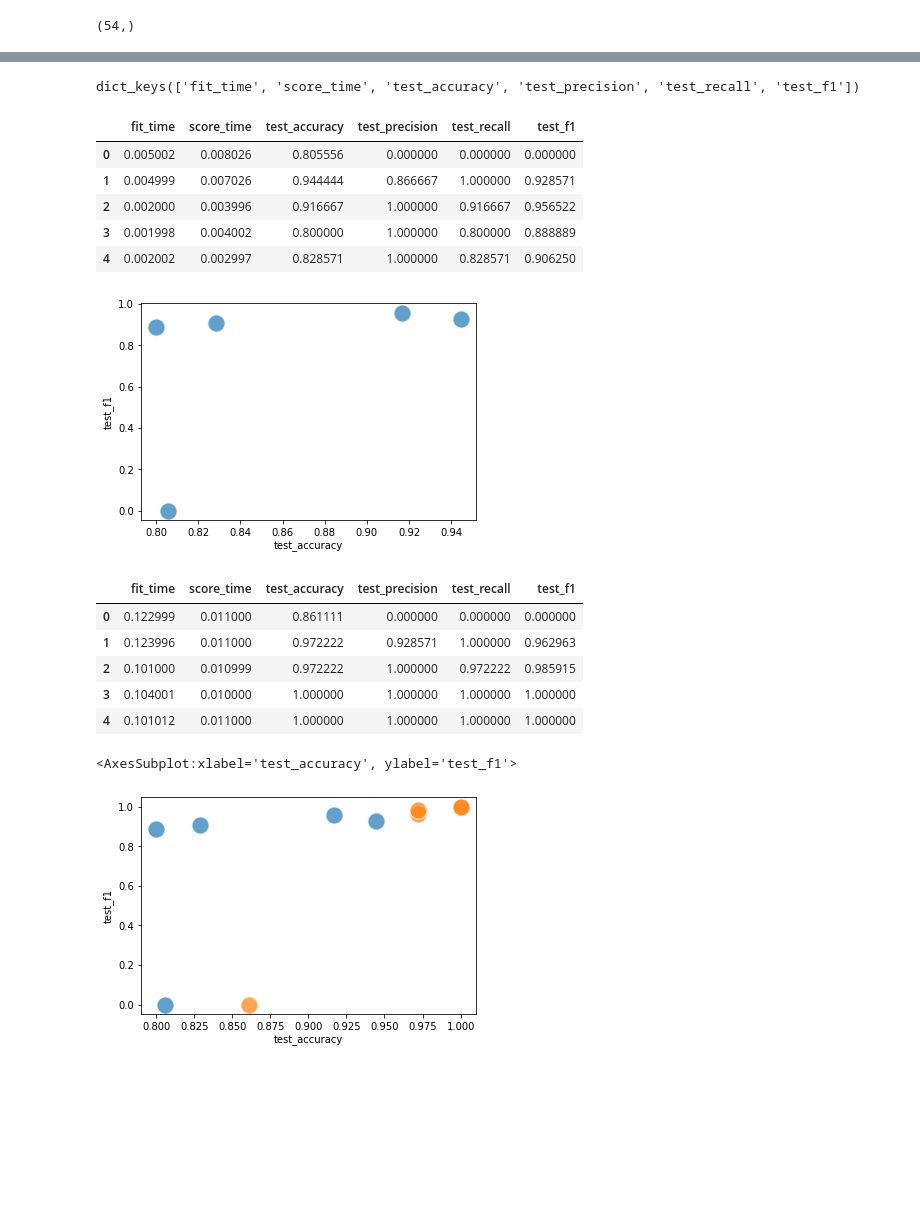
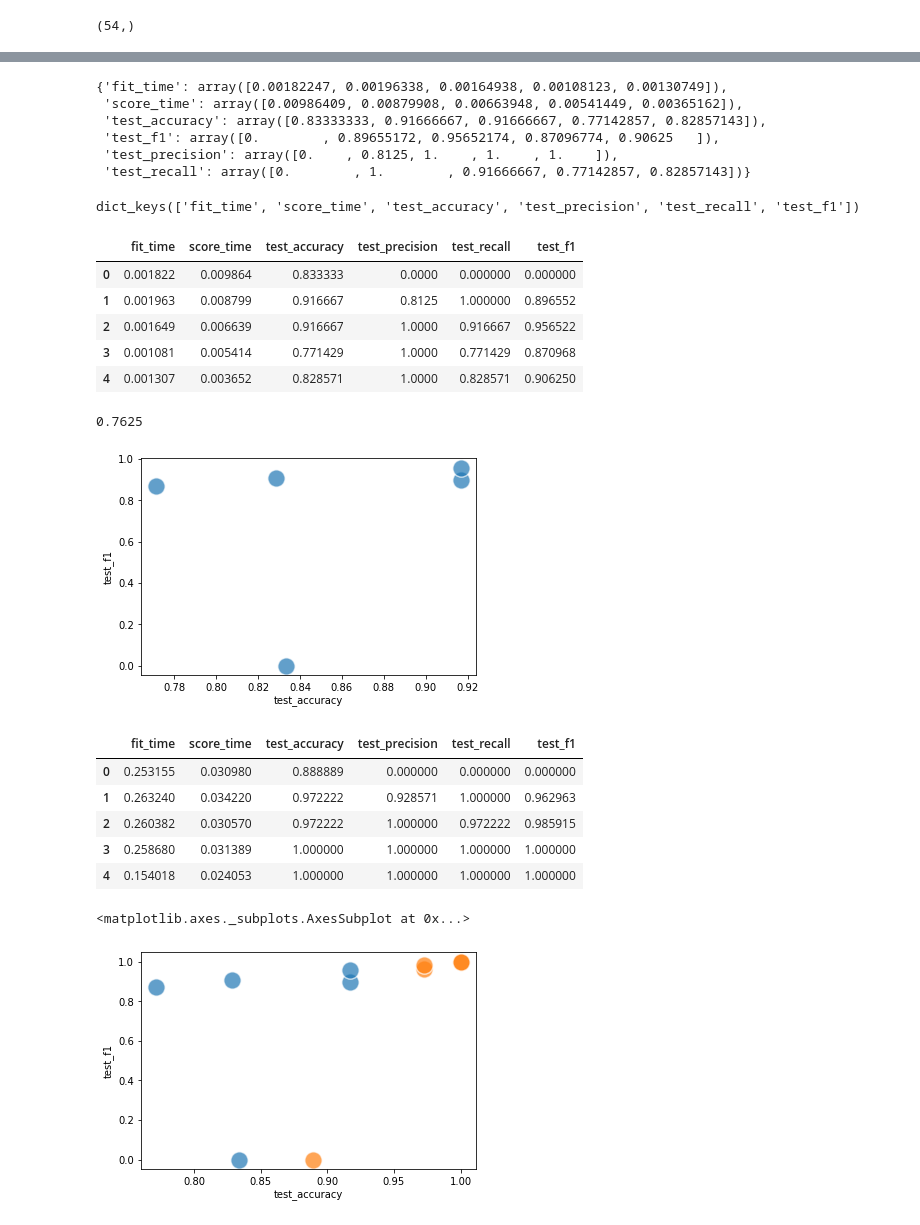
Before and after one commit to honghanhh/mci_python_36a1_l2, a Jupyter notebook: Lectures/lecture_06/lecture_06_inclass_p36a10l2.ipynb, the cells around one changed output, grey strips where cells are left out. Saved outputs shown, nothing was run; the diff lists cells and outputs as text; code cells hidden in the pictures; blank space fills up the shorter version.

```diff
--- a/Lectures/lecture_06/lecture_06_inclass_p36a10l2.ipynb
+++ b/Lectures/lecture_06/lecture_06_inclass_p36a10l2.ipynb
@@ -211,4 +242,5 @@ from sklearn.model_selection import train_test_split, KFold
 # %%
+X_scaled = RobustScaler().fit_transform(X)
 x_train, x_test, y_train, y_test = train_test_split(X_scaled, y, train_size=0.7)
 display(x_train.shape, x_test.shape, y_train.shape, y_test.shape)
 # %% [output]
@@ -265,6 +307,15 @@ cv = KFold()
 tree = DecisionTreeClassifier()
 scoring = ['accuracy', 'precision', 'recall', 'f1']
 tree_scores = cross_validate(tree, X_scaled, y, cv=cv, n_jobs=2, scoring=scoring)
+# %%
+tree_scores
+# %% [output]
+{'fit_time': array([0.00182247, 0.00196338, 0.00164938, 0.00108123, 0.00130749]),
+ 'score_time': array([0.00986409, 0.00879908, 0.00663948, 0.00541449, 0.00365162]),
+ 'test_accuracy': array([0.83333333, 0.91666667, 0.91666667, 0.77142857, 0.82857143]),
+ 'test_f1': array([0.        , 0.89655172, 0.95652174, 0.87096774, 0.90625   ]),
+ 'test_precision': array([0.    , 0.8125, 1.    , 1.    , 1.    ]),
+ 'test_recall': array([0.        , 1.        , 0.91666667, 0.77142857, 0.82857143])}
 # %%
 tree_scores.keys()
 # %% [output]
@@ -274,15 +325,24 @@ tree_scores = pd.DataFrame(tree_scores)
 tree_scores
 # %% [output]
 |  | fit_time | score_time | test_accuracy | test_precision | test_recall | test_f1 |
-| 0 | 0.005002 | 0.008026 | 0.805556 | 0.000000 | 0.000000 | 0.000000 |
-| 1 | 0.004999 | 0.007026 | 0.944444 | 0.866667 | 1.000000 | 0.928571 |
-| 2 | 0.002000 | 0.003996 | 0.916667 | 1.000000 | 0.916667 | 0.956522 |
-| 3 | 0.001998 | 0.004002 | 0.800000 | 1.000000 | 0.800000 | 0.888889 |
-| 4 | 0.002002 | 0.002997 | 0.828571 | 1.000000 | 0.828571 | 0.906250 |
+| 0 | 0.001822 | 0.009864 | 0.833333 | 0.0000 | 0.000000 | 0.000000 |
+| 1 | 0.001963 | 0.008799 | 0.916667 | 0.8125 | 1.000000 | 0.896552 |
+| 2 | 0.001649 | 0.006639 | 0.916667 | 1.0000 | 0.916667 | 0.956522 |
+| 3 | 0.001081 | 0.005414 | 0.771429 | 1.0000 | 0.771429 | 0.870968 |
+| 4 | 0.001307 | 0.003652 | 0.828571 | 1.0000 | 0.828571 | 0.906250 |
+# %%
+tree_scores['test_precision'].mean()
+# %% [output]
+0.7625
 # %%
-ax = sns.scatterplot(data=tree_scores, x='test_accuracy', y='test_f1', s=300, alpha=0.7)
+ax = sns.scatterplot(
+    data=tree_scores,
+    x='test_accuracy',
+    y='test_f1',
+    s=300, alpha=0.7
+)
 # %% [output]
-[figure, old version]
+[figure, new version]
 # %%
 from sklearn.ensemble import RandomForestClassifier
 # %%
@@ -295,14 +355,14 @@ forest_scores = pd.DataFrame(forest_scores)
 forest_scores
 # %% [output]
 |  | fit_time | score_time | test_accuracy | test_precision | test_recall | test_f1 |
-| 0 | 0.122999 | 0.011000 | 0.861111 | 0.000000 | 0.000000 | 0.000000 |
-| 1 | 0.123996 | 0.011000 | 0.972222 | 0.928571 | 1.000000 | 0.962963 |
-| 2 | 0.101000 | 0.010999 | 0.972222 | 1.000000 | 0.972222 | 0.985915 |
-| 3 | 0.104001 | 0.010000 | 1.000000 | 1.000000 | 1.000000 | 1.000000 |
-| 4 | 0.101012 | 0.011000 | 1.000000 | 1.000000 | 1.000000 | 1.000000 |
+| 0 | 0.253155 | 0.030980 | 0.888889 | 0.000000 | 0.000000 | 0.000000 |
+| 1 | 0.263240 | 0.034220 | 0.972222 | 0.928571 | 1.000000 | 0.962963 |
+| 2 | 0.260382 | 0.030570 | 0.972222 | 1.000000 | 0.972222 | 0.985915 |
+| 3 | 0.258680 | 0.031389 | 1.000000 | 1.000000 | 1.000000 | 1.000000 |
+| 4 | 0.154018 | 0.024053 | 1.000000 | 1.000000 | 1.000000 | 1.000000 |
 # %%
 sns.scatterplot(data=tree_scores, x='test_accuracy', y='test_f1', s=300, alpha=0.7)
 sns.scatterplot(data=forest_scores, x='test_accuracy', y='test_f1', s=300, alpha=0.7)
 # %% [output]
-<AxesSubplot:xlabel='test_accuracy', ylabel='test_f1'>
+<matplotlib.axes._subplots.AxesSubplot at 0x...>
-[figure, old version]
+[figure, new version]
```
Also changed, not shown: parts of 34 cells of this notebook.
